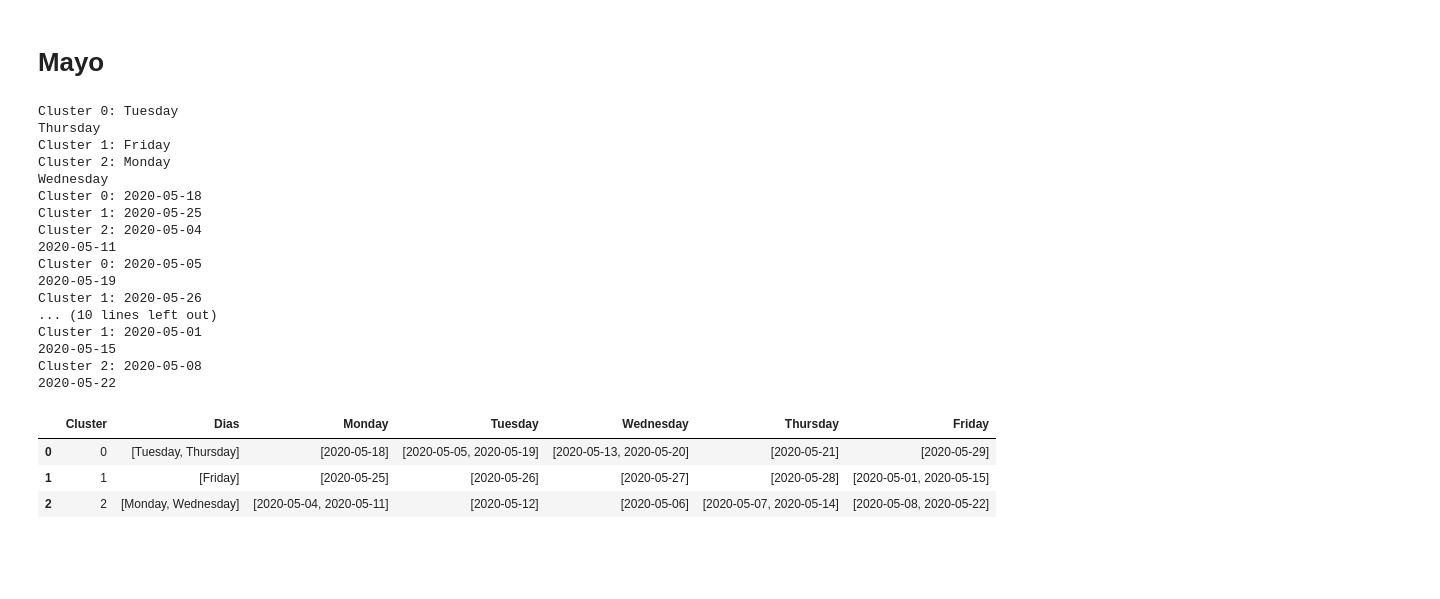
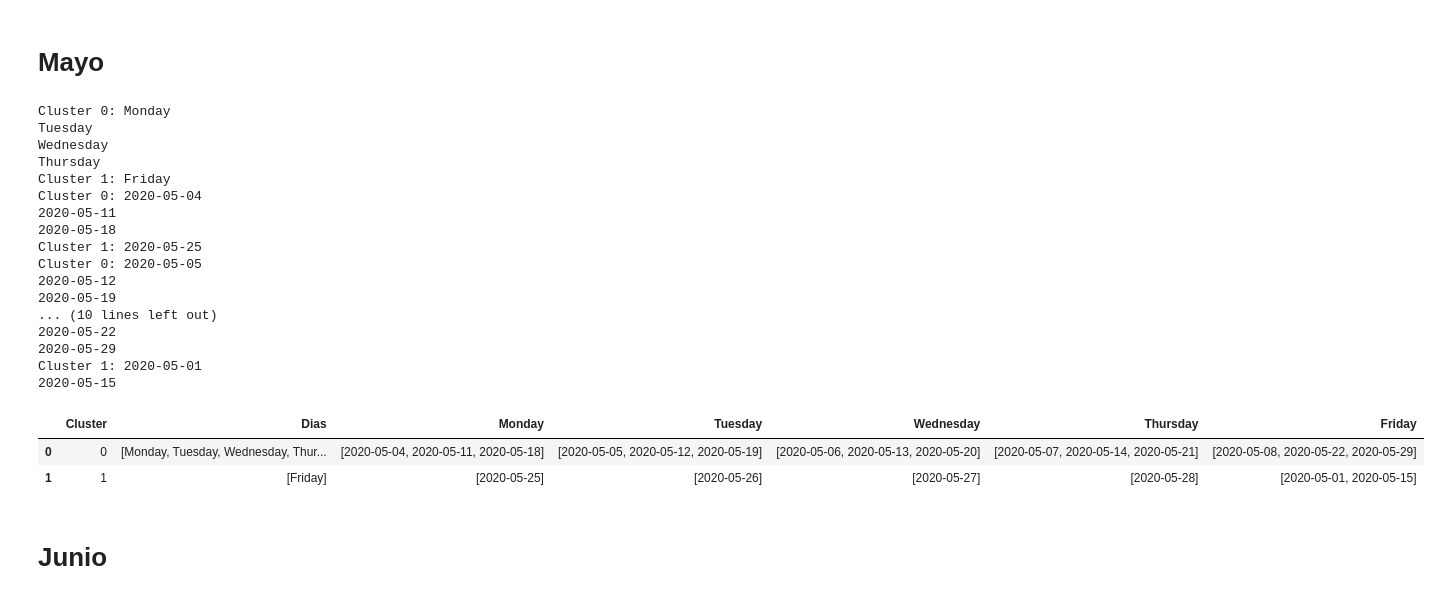
Before and after one commit to Jhonvalencia77/4to_avance, a Jupyter notebook: Clustering.ipynb, the cells around one changed output. Cells and saved outputs as stored; diff of their text form; code cells hidden in the pictures; blank space fills up the shorter version.

```diff
--- a/Clustering.ipynb
+++ b/Clustering.ipynb
@@ -212,7 +333,7 @@ PeriodoRef = Monday_1[['Fecha','Monday','Tuesday','Wednesday','Thursday','Friday
 PeriodoRef.set_index('Fecha',inplace=True)
 PeriodoRef.head()
 
-kmeans = KMeans(n_clusters=3, random_state=42)
+kmeans = KMeans(n_clusters=2, random_state=42)
 kmeans.fit(PeriodoRef.T);
 
 clusters = {}
@@ -236,7 +357,7 @@ Table_Monday_1 = pd.pivot_table(Monday_1, values=['2807913-2807903'], index=["Ho
 Table_Monday_1.columns =[str(s2) for (s1,s2) in Table_Monday_1.columns.tolist()]
 Table_Monday_1.tail()
 
-kmeans = KMeans(n_clusters=3, random_state=42)
+kmeans = KMeans(n_clusters=2, random_state=42)
 kmeans.fit(Table_Monday_1.T);
 
 clusters = {}
@@ -262,7 +383,7 @@ Table_Tuesday_1 = pd.pivot_table(Tuesday_1, values=['2807913-2807903'], index=["
 Table_Tuesday_1.columns =[str(s2) for (s1,s2) in Table_Tuesday_1.columns.tolist()]
 Table_Tuesday_1.tail()
 
-kmeans = KMeans(n_clusters=3, random_state=42)
+kmeans = KMeans(n_clusters=2, random_state=42)
 kmeans.fit(Table_Tuesday_1.T);
 
 clusters = {}
@@ -288,7 +409,7 @@ Table_Wednesday_1 = pd.pivot_table(Wednesday_1, values=['2807913-2807903'], inde
 Table_Wednesday_1.columns =[str(s2) for (s1,s2) in Table_Wednesday_1.columns.tolist()]
 Table_Wednesday_1.tail()
 
-kmeans = KMeans(n_clusters=3, random_state=42)
+kmeans = KMeans(n_clusters=2, random_state=42)
 kmeans.fit(Table_Wednesday_1.T);
 
 clusters = {}
@@ -314,7 +435,7 @@ Table_Thursday_1 = pd.pivot_table(Thursday_1, values=['2807913-2807903'], index=
 Table_Thursday_1.columns =[str(s2) for (s1,s2) in Table_Thursday_1.columns.tolist()]
 Table_Thursday_1.tail()
 
-kmeans = KMeans(n_clusters=3, random_state=42)
+kmeans = KMeans(n_clusters=2, random_state=42)
 kmeans.fit(Table_Thursday_1.T);
 
 clusters = {}
@@ -340,7 +461,7 @@ Table_Friday_1 = pd.pivot_table(Friday_1, values=['2807913-2807903'], index=["Ho
 Table_Friday_1.columns =[str(s2) for (s1,s2) in Table_Friday_1.columns.tolist()]
 Table_Friday_1.tail()
 
-kmeans = KMeans(n_clusters=3, random_state=42)
+kmeans = KMeans(n_clusters=2, random_state=42)
 kmeans.fit(Table_Friday_1.T);
 
 clusters = {}
@@ -612,7 +732,7 @@ PeriodoRef = Monday_1[['Fecha','Monday','Tuesday','Wednesday','Thursday','Friday
 PeriodoRef.set_index('Fecha',inplace=True)
 PeriodoRef.head()
 
-kmeans = KMeans(n_clusters=3, random_state=42)
+kmeans = KMeans(n_clusters=2, random_state=42)
 kmeans.fit(PeriodoRef.T);
 
 clusters = {}
@@ -636,7 +756,7 @@ Table_Monday_1 = pd.pivot_table(Monday_1, values=['2807913-2807903'], index=["Ho
 Table_Monday_1.columns =[str(s2) for (s1,s2) in Table_Monday_1.columns.tolist()]
 Table_Monday_1.tail()
 
-kmeans = KMeans(n_clusters=3, random_state=42)
+kmeans = KMeans(n_clusters=2, random_state=42)
 kmeans.fit(Table_Monday_1.T);
 
 clusters = {}
@@ -662,7 +782,7 @@ Table_Tuesday_1 = pd.pivot_table(Tuesday_1, values=['2807913-2807903'], index=["
 Table_Tuesday_1.columns =[str(s2) for (s1,s2) in Table_Tuesday_1.columns.tolist()]
 Table_Tuesday_1.tail()
 
-kmeans = KMeans(n_clusters=3, random_state=42)
+kmeans = KMeans(n_clusters=2, random_state=42)
 kmeans.fit(Table_Tuesday_1.T);
 
 clusters = {}
@@ -688,7 +808,7 @@ Table_Wednesday_1 = pd.pivot_table(Wednesday_1, values=['2807913-2807903'], inde
 Table_Wednesday_1.columns =[str(s2) for (s1,s2) in Table_Wednesday_1.columns.tolist()]
 Table_Wednesday_1.tail()
 
-kmeans = KMeans(n_clusters=3, random_state=42)
+kmeans = KMeans(n_clusters=2, random_state=42)
 kmeans.fit(Table_Wednesday_1.T);
 
 clusters = {}
@@ -714,7 +834,7 @@ Table_Thursday_1 = pd.pivot_table(Thursday_1, values=['2807913-2807903'], index=
 Table_Thursday_1.columns =[str(s2) for (s1,s2) in Table_Thursday_1.columns.tolist()]
 Table_Thursday_1.tail()
 
-kmeans = KMeans(n_clusters=3, random_state=42)
+kmeans = KMeans(n_clusters=2, random_state=42)
 kmeans.fit(Table_Thursday_1.T);
 
 clusters = {}
@@ -740,7 +860,7 @@ Table_Friday_1 = pd.pivot_table(Friday_1, values=['2807913-2807903'], index=["Ho
 Table_Friday_1.columns =[str(s2) for (s1,s2) in Table_Friday_1.columns.tolist()]
 Table_Friday_1.tail()
 
-kmeans = KMeans(n_clusters=3, random_state=42)
+kmeans = KMeans(n_clusters=2, random_state=42)
 kmeans.fit(Table_Friday_1.T);
 
 clusters = {}
@@ -813,7 +932,7 @@ PeriodoRef = Monday_1[['Fecha','Monday','Tuesday','Wednesday','Thursday','Friday
 PeriodoRef.set_index('Fecha',inplace=True)
 PeriodoRef.head()
 
-kmeans = KMeans(n_clusters=3, random_state=42)
+kmeans = KMeans(n_clusters=2, random_state=42)
 kmeans.fit(PeriodoRef.T);
 
 clusters = {}
@@ -837,7 +956,7 @@ Table_Monday_1 = pd.pivot_table(Monday_1, values=['2807913-2807903'], index=["Ho
 Table_Monday_1.columns =[str(s2) for (s1,s2) in Table_Monday_1.columns.tolist()]
 Table_Monday_1.tail()
 
-kmeans = KMeans(n_clusters=3, random_state=42)
+kmeans = KMeans(n_clusters=2, random_state=42)
 kmeans.fit(Table_Monday_1.T);
 
 clusters = {}
@@ -863,7 +982,7 @@ Table_Tuesday_1 = pd.pivot_table(Tuesday_1, values=['2807913-2807903'], index=["
 Table_Tuesday_1.columns =[str(s2) for (s1,s2) in Table_Tuesday_1.columns.tolist()]
 Table_Tuesday_1.tail()
 
-kmeans = KMeans(n_clusters=3, random_state=42)
+kmeans = KMeans(n_clusters=2, random_state=42)
 kmeans.fit(Table_Tuesday_1.T);
 
 clusters = {}
@@ -889,7 +1008,7 @@ Table_Wednesday_1 = pd.pivot_table(Wednesday_1, values=['2807913-2807903'], inde
 Table_Wednesday_1.columns =[str(s2) for (s1,s2) in Table_Wednesday_1.columns.tolist()]
 Table_Wednesday_1.tail()
 
-kmeans = KMeans(n_clusters=3, random_state=42)
+kmeans = KMeans(n_clusters=2, random_state=42)
 kmeans.fit(Table_Wednesday_1.T);
 
 clusters = {}
@@ -915,7 +1034,7 @@ Table_Thursday_1 = pd.pivot_table(Thursday_1, values=['2807913-2807903'], index=
 Table_Thursday_1.columns =[str(s2) for (s1,s2) in Table_Thursday_1.columns.tolist()]
 Table_Thursday_1.tail()
 
-kmeans = KMeans(n_clusters=3, random_state=42)
+kmeans = KMeans(n_clusters=2, random_state=42)
 kmeans.fit(Table_Thursday_1.T);
 
 clusters = {}
@@ -941,46 +1060,47 @@ Table_Friday_1 = pd.pivot_table(Friday_1, values=['2807913-2807903'], index=["Ho
 Table_Friday_1.columns =[str(s2) for (s1,s2) in Table_Friday_1.columns.tolist()]
 Table_Friday_1.tail()
 
-kmeans = KMeans(n_clusters=3, random_state=42)
+kmeans = KMeans(n_clusters=2, random_state=42)
 kmeans.fit(Table_Friday_1.T);
 
 clusters = {}
 for l in np.unique(kmeans.labels_):
     clusters[l] = []
 
 for i,l in enumerate(kmeans.predict(Table_Friday_1.T)):
     clusters[l].append(Table_Friday_1.columns[i])
 
 for c in sorted(clusters):
     print('Cluster ' + str(c) + ': ', end='')
     for symbol in clusters[c]:
         print(symbol)
     #print()
     #print()
 
 Table_cluster_1 = pd.DataFrame([[key, clusters[key]] for key in clusters.keys()], columns=['Cluster', 'Fecha'])
 Table_cluster['Friday'] = Table_cluster_1['Fecha']
 cluster_4 = Table_cluster
 cluster_4
 # %% [output]
-Cluster 0: Tuesday
+Cluster 0: Monday
+Tuesday
+Wednesday
 Thursday
 Cluster 1: Friday
-Cluster 2: Monday
-Wednesday
-Cluster 0: 2020-05-18
+Cluster 0: 2020-05-04
+2020-05-11
+2020-05-18
 Cluster 1: 2020-05-25
-Cluster 2: 2020-05-04
-2020-05-11
 Cluster 0: 2020-05-05
+2020-05-12
 2020-05-19
-Cluster 1: 2020-05-26
 ... (10 lines left out)
+2020-05-22
+2020-05-29
 Cluster 1: 2020-05-01
 2020-05-15
-Cluster 2: 2020-05-08
-2020-05-22
 |  | Cluster | Dias | Monday | Tuesday | Wednesday | Thursday | Friday |
-| 0 | 0 | [Tuesday, Thursday] | [2020-05-18] | [2020-05-05, 2020-05-19] | [2020-05-13, 2020-05-20] | [2020-05-21] | [2020-05-29] |
+| 0 | 0 | [Monday, Tuesday, Wednesday, Thur... | [2020-05-04, 2020-05-11, 2020-05-18] | [2020-05-05, 2020-05-12, 2020-05-19] | [2020-05-06, 2020-05-13, 2020-05-20] | [2020-05-07, 2020-05-14, 2020-05-21] | [2020-05-08, 2020-05-22, 2020-05-29] |
 | 1 | 1 | [Friday] | [2020-05-25] | [2020-05-26] | [2020-05-27] | [2020-05-28] | [2020-05-01, 2020-05-15] |
-| 2 | 2 | [Monday, Wednesday] | [2020-05-04, 2020-05-11] | [2020-05-12] | [2020-05-06] | [2020-05-07, 2020-05-14] | [2020-05-08, 2020-05-22] |
+# %% [markdown]
+# Junio
```
Also changed, not shown: parts of 29 cells of this notebook.
